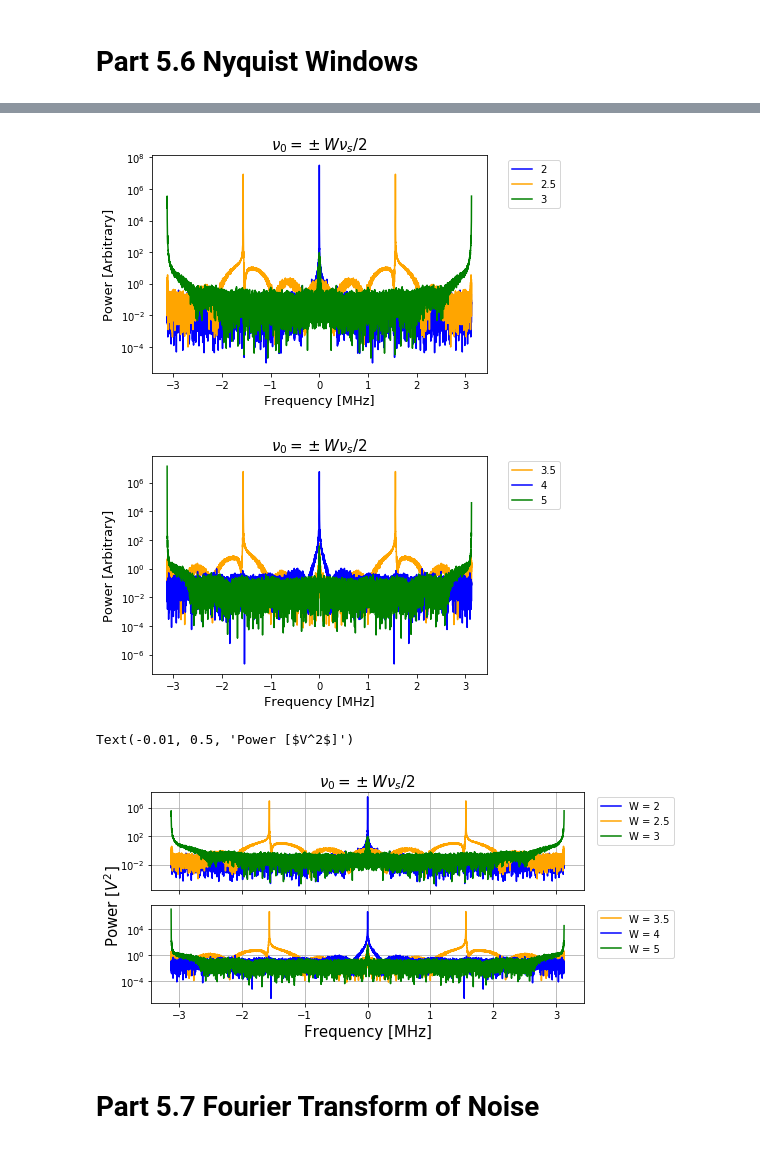
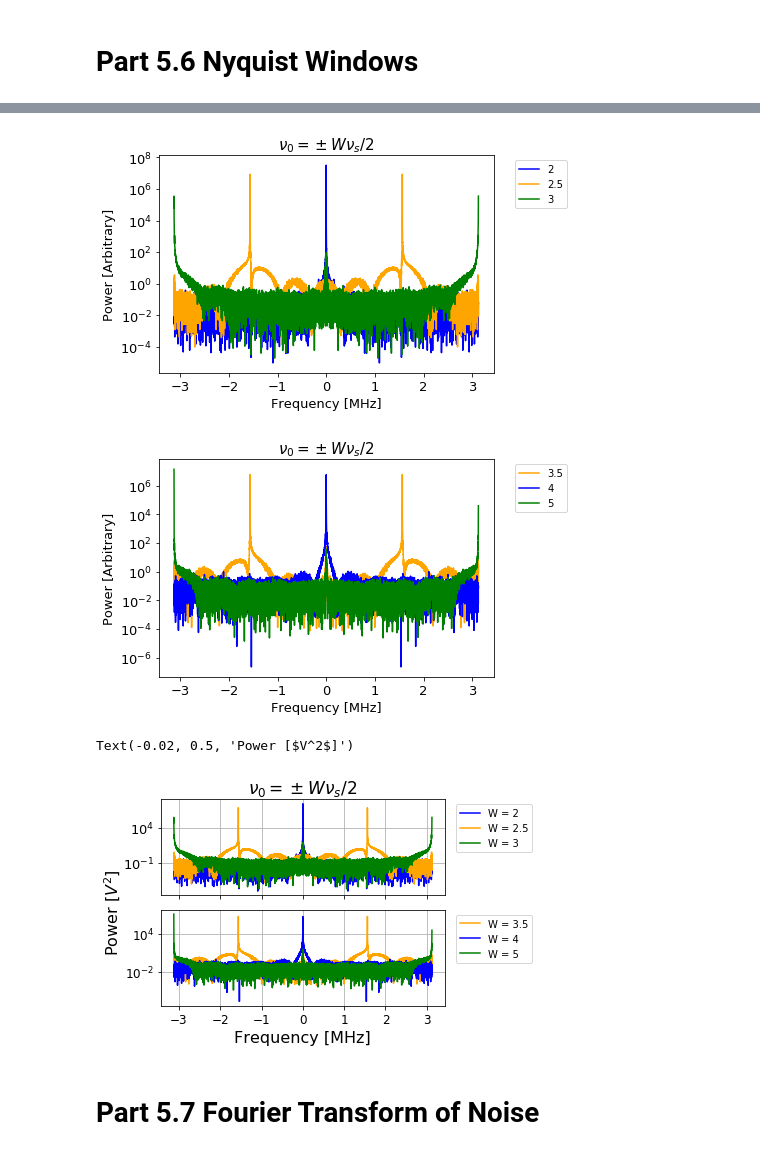
Before and after one commit to James11222/radiolab_repo, a Jupyter notebook: lab1/Emily/Lab1.ipynb, the cells around one changed output, grey strips where cells are left out. Saved outputs shown, nothing was run; the diff lists cells and outputs as text; code cells hidden in the pictures.

```diff
--- a/lab1/Emily/Lab1.ipynb
+++ b/lab1/Emily/Lab1.ipynb
@@ -7,3 +5,10 @@ data = pd.read_csv('data/final_data.csv')
+# %%
+data = pd.read_csv('data/final_data.csv')
+plt.rcParams['xtick.labelsize'] = 13
+plt.rcParams['ytick.labelsize'] = 13
+# plt.rcParams['xlabel.labelsize'] = 16
+plt.rcParams['axes.labelsize'] = 16
+plt.rcParams['axes.titlesize'] = 17
 # %%
 data
 # %% [output]
@@ -209,7 +214,10 @@ for i in range(3):
     power_fft = calc_power_fft(nu_s_realizations_1[i][:])
     ax[i,1].plot(freq, power_fft/1e6, color='black')
     ax[i,1].yaxis.tick_right()
-
+    ax[i,1].grid()
+    ax[i,0].grid()
+    ax[i,1].tick_params(axis='both', labelsize= 12)
+    ax[i,0].tick_params(axis='both', labelsize= 12)
 
 #     ax[1].set_yscale('log')
 #     ax[1].set_xlabel("Frequency [MHz]", fontsize=15)
@@ -218,8 +226,8 @@ for i in range(3):
 # ax[0,1].set_title("Power Spectra", fontsize=15)
 plt.tight_layout()
 ax[0,0].legend(loc='lower right')
-fig.text(-0.02, 0.5, 'Voltage [MV]', va='center', rotation='vertical', fontsize=15)
-fig.text(1, 0.5, 'Power [$kV^2$]', va='center', rotation='vertical', fontsize=15)
-fig.text(0.43, 0.0, 'Frequency [MHz]', va='center', fontsize=15)
+fig.text(-0.02, 0.5, 'Voltage [MV]', va='center', rotation='vertical', fontsize=16)
+fig.text(1, 0.5, 'Power [$kV^2$]', va='center', rotation='vertical', fontsize=16)
+fig.text(0.43, 0.0, 'Frequency [MHz]', va='center', fontsize=16)
 # %% [output]
 Text(0.43, 0.0, 'Frequency [MHz]')
@@ -460,7 +468,7 @@ plt.legend(bbox_to_anchor=(1.05, 1.0), loc='upper left')
 plt.show()
 # difference in magnitude due to interference in measuring the data, ideally would be the same
 # %% [output]
-[figure, old version]
+[figure, new version]
 # %%
 nyquist_window = [-1, 3, 4]
 colors = ["orange", "blue", "green"]
@@ -478,42 +486,44 @@ plt.title('$\\nu_0 = \pm W \\nu_s/2$', fontsize=15)
 plt.legend(bbox_to_anchor=(1.05, 1.0), loc='upper left')
 plt.show()
 # %% [output]
-[figure, old version]
+[figure, new version]
 # %%
-fig, ax = plt.subplots(2, 1, figsize=(8,4), sharex='col')
+fig, ax = plt.subplots(2, 1, figsize=(6,4), sharex='col')
 
 nyquist_window = [1, -2, 2]
 freq = np.fft.fftshift(np.fft.fftfreq(16000, d=1/6.25))
 colors = ["blue", "orange", "green"]
 i = 0
 for window in nyquist_window:
     data = windows[window][0][0][:]
     power_fft = calc_power_fft(data)
     ax[0].plot(freq, power_fft, label='W = ' + labels[window], color=colors[i])
     i += 1
 ax[0].set_yscale('log')
 ax[0].legend(bbox_to_anchor=(1.02, 1.0), loc='upper left')
-ax[0].set_title('$\\nu_0 = \pm W \\nu_s/2$', fontsize=15)
+ax[0].set_title('$\\nu_0 = \pm W \\nu_s/2$', fontsize=17)
 
 nyquist_window = [-1, 3, 4]
 colors = ["orange", "blue", "green"]
 freq = np.fft.fftshift(np.fft.fftfreq(16000, d=1/6.25))
 i = 0
 for window in nyquist_window:
     data = windows[window][0][0][:]
     power_fft = calc_power_fft(data)
     ax[1].plot(freq, power_fft, label='W = ' + labels[window], color=colors[i])
     i += 1
 ax[1].set_yscale('log')
-ax[1].set_xlabel("Frequency [MHz]", fontsize=15)
+ax[1].set_xlabel("Frequency [MHz]", fontsize=16)
 ax[1].legend(bbox_to_anchor=(1.02, 1.0), loc='upper left')
 ax[1].grid()
 ax[0].grid()
 plt.tight_layout()
-fig.text(-0.01, 0.5, 'Power [$V^2$]', va='center', rotation='vertical', fontsize=15)
+plt.xticks(fontsize=12)
+plt.yticks(fontsize=12)
+fig.text(-0.02, 0.5, 'Power [$V^2$]', va='center', rotation='vertical', fontsize=16)
 # %% [output]
-Text(-0.01, 0.5, 'Power [$V^2$]')
+Text(-0.02, 0.5, 'Power [$V^2$]')
-[figure, old version]
+[figure, new version]
 # %% [markdown]
 # Part 5.7 Fourier Transform of Noise
 # %%
```
Also changed, not shown: parts of 50 cells of this notebook, 11 other files.
